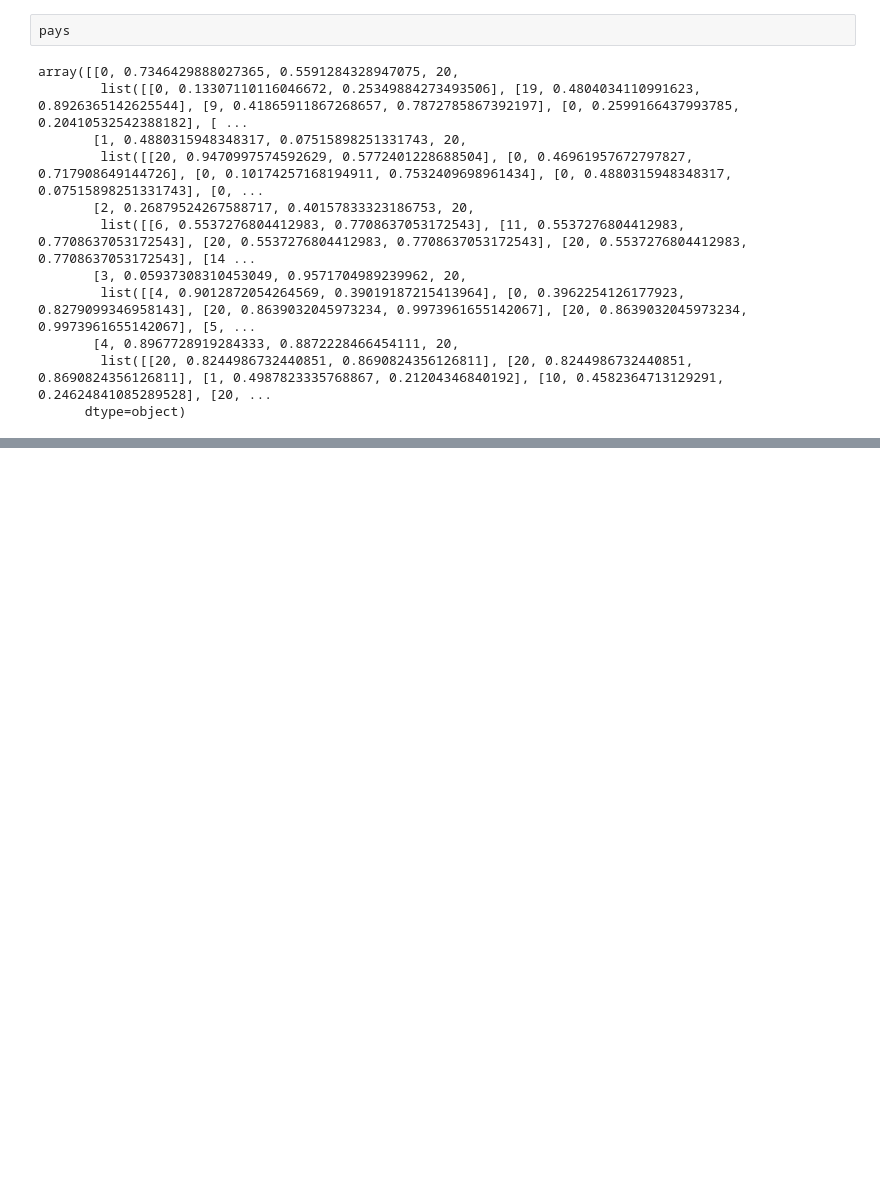
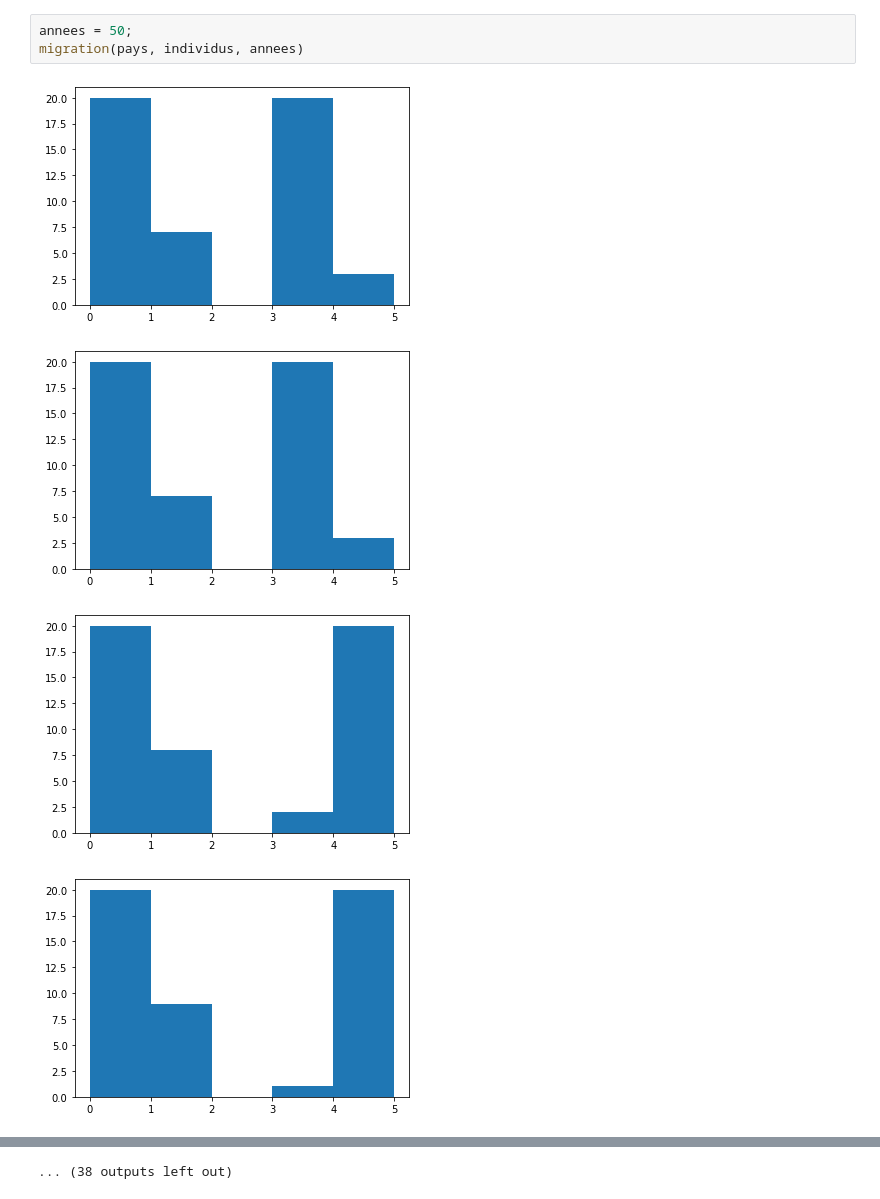
Before and after one commit to ARE-DYNAMIC-2021-2022-G1/populationFlow, a Jupyter notebook: ARE_Dynamic_Projet_Immigration.ipynb, the cells around one changed output, grey strips where cells are left out. Drawn from its saved outputs; the diff is of its cells as text; blank space fills up the shorter version.

```diff
--- a/ARE_Dynamic_Projet_Immigration.ipynb
+++ b/ARE_Dynamic_Projet_Immigration.ipynb
@@ -120,14 +29,8 @@ migration(pays, individus, 5)
-# %%
-pays
-# %% [output]
-array([[0, 0.7346429888027365, 0.5591284328947075, 20,
-        list([[0, 0.13307110116046672, 0.25349884273493506], [19, 0.4804034110991623, 0.8926365142625544], [9, 0.41865911867268657, 0.7872785867392197], [0, 0.2599166437993785, 0.20410532542388182], [ ...
-       [1, 0.4880315948348317, 0.07515898251331743, 20,
-        list([[20, 0.9470997574592629, 0.5772401228688504], [0, 0.46961957672797827, 0.717908649144726], [0, 0.10174257168194911, 0.7532409698961434], [0, 0.4880315948348317, 0.07515898251331743], [0, ...
-       [2, 0.26879524267588717, 0.40157833323186753, 20,
-        list([[6, 0.5537276804412983, 0.7708637053172543], [11, 0.5537276804412983, 0.7708637053172543], [20, 0.5537276804412983, 0.7708637053172543], [20, 0.5537276804412983, 0.7708637053172543], [14 ...
-       [3, 0.05937308310453049, 0.9571704989239962, 20,
-        list([[4, 0.9012872054264569, 0.39019187215413964], [0, 0.3962254126177923, 0.8279099346958143], [20, 0.8639032045973234, 0.9973961655142067], [20, 0.8639032045973234, 0.9973961655142067], [5, ...
-       [4, 0.8967728919284333, 0.8872228466454111, 20,
-        list([[20, 0.8244986732440851, 0.8690824356126811], [20, 0.8244986732440851, 0.8690824356126811], [1, 0.4987823335768867, 0.21204346840192], [10, 0.4582364713129291, 0.24624841085289528], [20, ...
-      dtype=object)
+# %%
+annees = 50;
+migration(pays, individus, annees)
+# %% [output]
+[figure, added]
+[figure, added]
+[figure, added]
+[figure, added]
@@ -134 +45,2 @@ array([[0, 0.7346429888027365, 0.5591284328947075, 20,
+... (38 outputs left out)
 # %%
```
Also changed, not shown: parts of 9 cells of this notebook, 1 other file.
